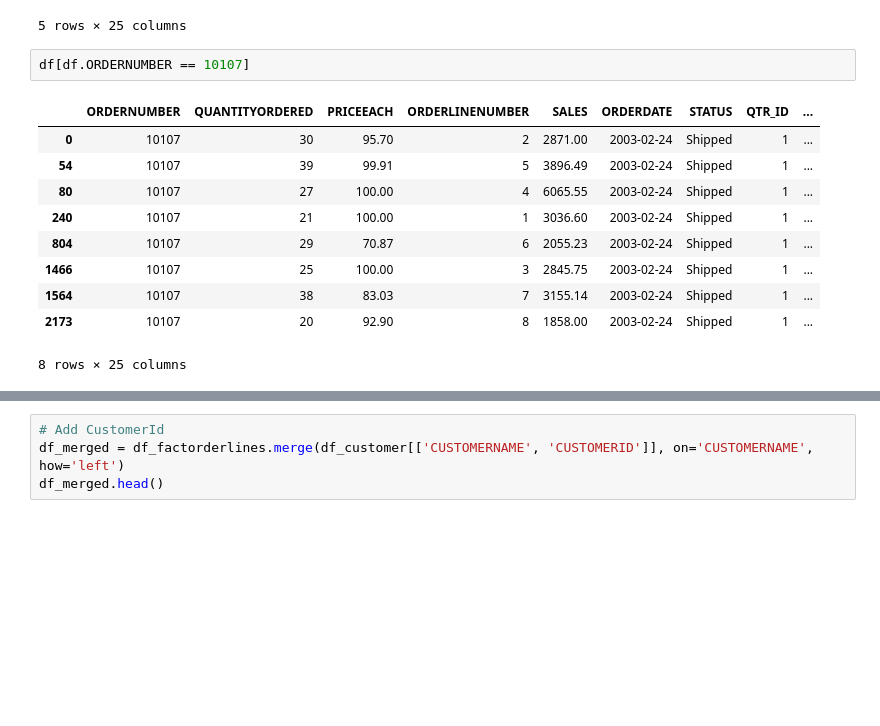
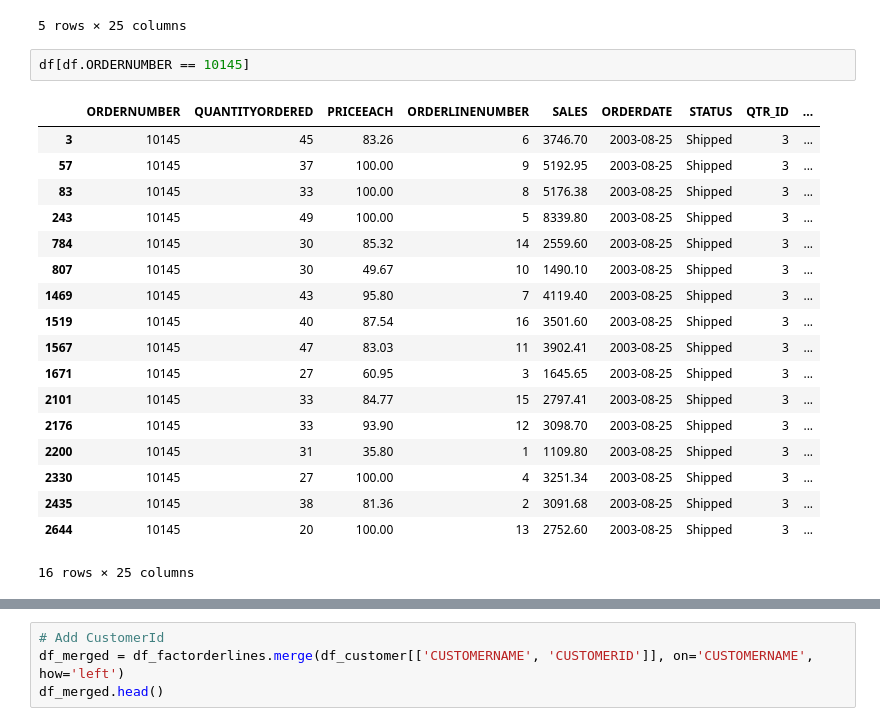
Before and after one commit to Sandokhan/dw, a Jupyter notebook: main.ipynb, the cells around one changed output, grey strips where cells are left out. Drawn from its saved outputs; the diff is of its cells as text; blank space fills up the shorter version.

```diff
--- a/main.ipynb
+++ b/main.ipynb
@@ -267,16 +267,24 @@ df.head()
 | 4 | 10159 | 49 | 100.00 | 14 | 5205.27 | 2003-10-10 | Shipped | 4 | ... |
 5 rows × 25 columns
 # %%
-df[df.ORDERNUMBER == 10107]
+df[df.ORDERNUMBER == 10145]
 # %% [output]
 |  | ORDERNUMBER | QUANTITYORDERED | PRICEEACH | ORDERLINENUMBER | SALES | ORDERDATE | STATUS | QTR_ID | ... |
-| 0 | 10107 | 30 | 95.70 | 2 | 2871.00 | 2003-02-24 | Shipped | 1 | ... |
-| 54 | 10107 | 39 | 99.91 | 5 | 3896.49 | 2003-02-24 | Shipped | 1 | ... |
-| 80 | 10107 | 27 | 100.00 | 4 | 6065.55 | 2003-02-24 | Shipped | 1 | ... |
-| 240 | 10107 | 21 | 100.00 | 1 | 3036.60 | 2003-02-24 | Shipped | 1 | ... |
-| 804 | 10107 | 29 | 70.87 | 6 | 2055.23 | 2003-02-24 | Shipped | 1 | ... |
-| 1466 | 10107 | 25 | 100.00 | 3 | 2845.75 | 2003-02-24 | Shipped | 1 | ... |
-| 1564 | 10107 | 38 | 83.03 | 7 | 3155.14 | 2003-02-24 | Shipped | 1 | ... |
-| 2173 | 10107 | 20 | 92.90 | 8 | 1858.00 | 2003-02-24 | Shipped | 1 | ... |
+| 3 | 10145 | 45 | 83.26 | 6 | 3746.70 | 2003-08-25 | Shipped | 3 | ... |
+| 57 | 10145 | 37 | 100.00 | 9 | 5192.95 | 2003-08-25 | Shipped | 3 | ... |
+| 83 | 10145 | 33 | 100.00 | 8 | 5176.38 | 2003-08-25 | Shipped | 3 | ... |
+| 243 | 10145 | 49 | 100.00 | 5 | 8339.80 | 2003-08-25 | Shipped | 3 | ... |
+| 784 | 10145 | 30 | 85.32 | 14 | 2559.60 | 2003-08-25 | Shipped | 3 | ... |
+| 807 | 10145 | 30 | 49.67 | 10 | 1490.10 | 2003-08-25 | Shipped | 3 | ... |
+| 1469 | 10145 | 43 | 95.80 | 7 | 4119.40 | 2003-08-25 | Shipped | 3 | ... |
+| 1519 | 10145 | 40 | 87.54 | 16 | 3501.60 | 2003-08-25 | Shipped | 3 | ... |
+| 1567 | 10145 | 47 | 83.03 | 11 | 3902.41 | 2003-08-25 | Shipped | 3 | ... |
+| 1671 | 10145 | 27 | 60.95 | 3 | 1645.65 | 2003-08-25 | Shipped | 3 | ... |
+| 2101 | 10145 | 33 | 84.77 | 15 | 2797.41 | 2003-08-25 | Shipped | 3 | ... |
+| 2176 | 10145 | 33 | 93.90 | 12 | 3098.70 | 2003-08-25 | Shipped | 3 | ... |
+| 2200 | 10145 | 31 | 35.80 | 1 | 1109.80 | 2003-08-25 | Shipped | 3 | ... |
+| 2330 | 10145 | 27 | 100.00 | 4 | 3251.34 | 2003-08-25 | Shipped | 3 | ... |
+| 2435 | 10145 | 38 | 81.36 | 2 | 3091.68 | 2003-08-25 | Shipped | 3 | ... |
+| 2644 | 10145 | 20 | 100.00 | 13 | 2752.60 | 2003-08-25 | Shipped | 3 | ... |
-8 rows × 25 columns
+16 rows × 25 columns
 # %%
```
Also changed, not shown: parts of 13 cells of this notebook.
